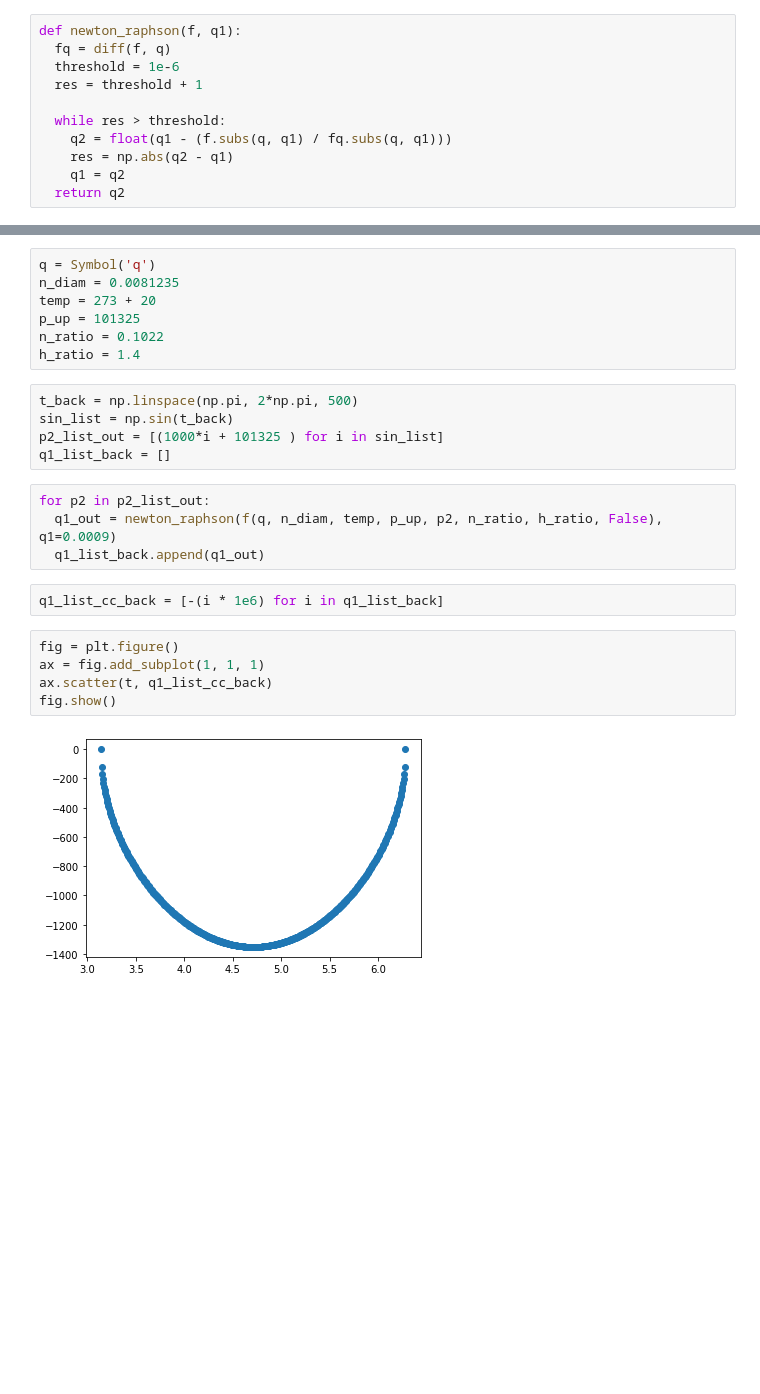
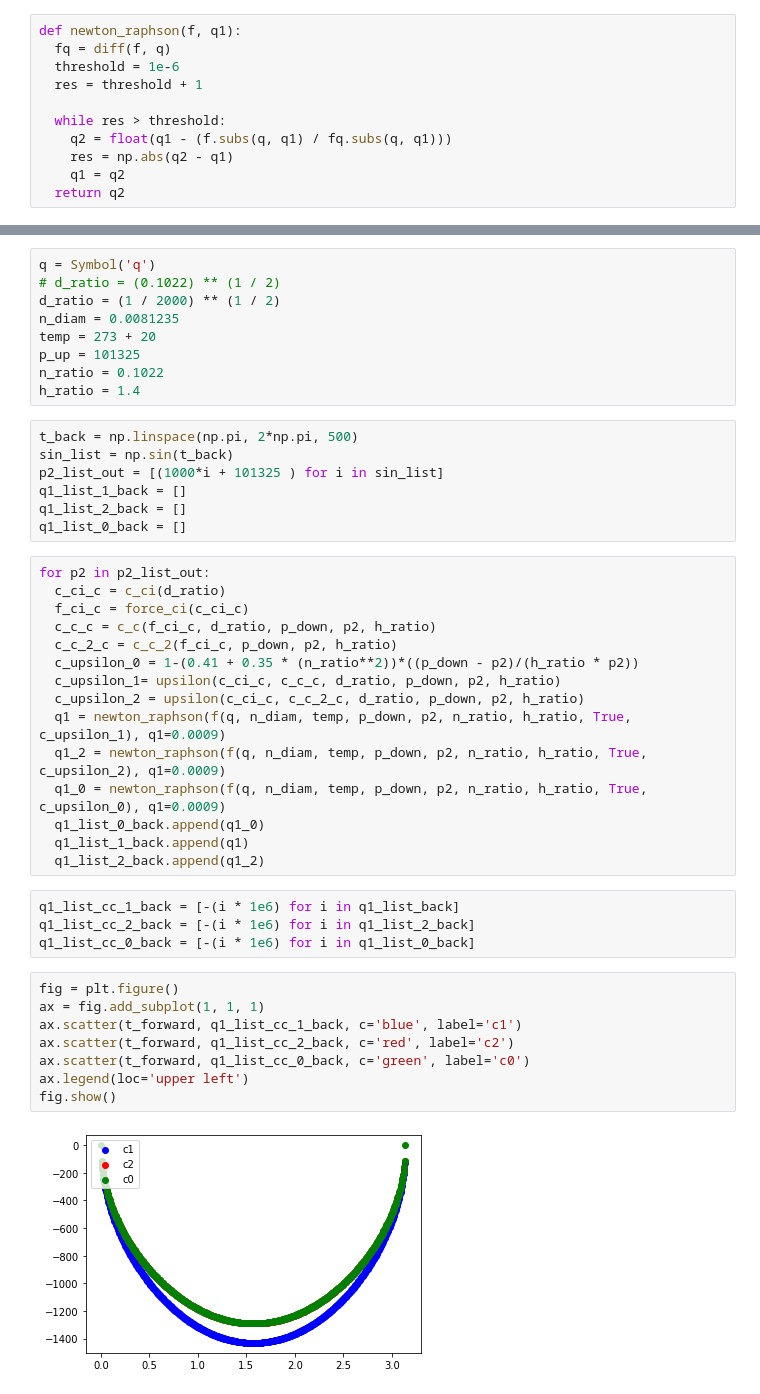
Before and after one commit to okmtz/calc_OWC, a Jupyter notebook: calc_flowrate.ipynb, the cells around one changed output, grey strips where cells are left out. Drawn from its saved outputs; the diff is of its cells as text; blank space fills up the shorter version.

```diff
--- a/calc_flowrate.ipynb
+++ b/calc_flowrate.ipynb
@@ -87,5 +135,7 @@ fig.show()
 # %%
 q = Symbol('q')
+# d_ratio = (0.1022) ** (1 / 2)
+d_ratio = (1 / 2000) ** (1 / 2)
 n_diam = 0.0081235
 temp = 273 + 20
 p_up = 101325
@@ -95,20 +145,38 @@ h_ratio = 1.4
 t_back = np.linspace(np.pi, 2*np.pi, 500)
 sin_list = np.sin(t_back)
 p2_list_out = [(1000*i + 101325 ) for i in sin_list]
-q1_list_back = []
+q1_list_1_back = []
+q1_list_2_back = []
+q1_list_0_back = []
-# %%
-for p2 in p2_list_out:
-  q1_out = newton_raphson(f(q, n_diam, temp, p_up, p2, n_ratio, h_ratio, False), q1=0.0009)
-  q1_list_back.append(q1_out)
-# %%
-q1_list_cc_back = [-(i * 1e6) for i in q1_list_back]
+# %%
+for p2 in p2_list_out:
+  c_ci_c = c_ci(d_ratio)
+  f_ci_c = force_ci(c_ci_c)
+  c_c_c = c_c(f_ci_c, d_ratio, p_down, p2, h_ratio)
+  c_c_2_c = c_c_2(f_ci_c, p_down, p2, h_ratio)
+  c_upsilon_0 = 1-(0.41 + 0.35 * (n_ratio**2))*((p_down - p2)/(h_ratio * p2))
+  c_upsilon_1= upsilon(c_ci_c, c_c_c, d_ratio, p_down, p2, h_ratio)
+  c_upsilon_2 = upsilon(c_ci_c, c_c_2_c, d_ratio, p_down, p2, h_ratio)
+  q1 = newton_raphson(f(q, n_diam, temp, p_down, p2, n_ratio, h_ratio, True, c_upsilon_1), q1=0.0009)
+  q1_2 = newton_raphson(f(q, n_diam, temp, p_down, p2, n_ratio, h_ratio, True, c_upsilon_2), q1=0.0009)
+  q1_0 = newton_raphson(f(q, n_diam, temp, p_down, p2, n_ratio, h_ratio, True, c_upsilon_0), q1=0.0009)
+  q1_list_0_back.append(q1_0)
+  q1_list_1_back.append(q1)
+  q1_list_2_back.append(q1_2)
+# %%
+q1_list_cc_1_back = [-(i * 1e6) for i in q1_list_back]
+q1_list_cc_2_back = [-(i * 1e6) for i in q1_list_2_back]
+q1_list_cc_0_back = [-(i * 1e6) for i in q1_list_0_back]
 # %%
 fig = plt.figure()
 ax = fig.add_subplot(1, 1, 1)
-ax.scatter(t, q1_list_cc_back)
+ax.scatter(t_forward, q1_list_cc_1_back, c='blue', label='c1')
+ax.scatter(t_forward, q1_list_cc_2_back, c='red', label='c2')
+ax.scatter(t_forward, q1_list_cc_0_back, c='green', label='c0')
+ax.legend(loc='upper left')
 fig.show()
 # %% [output]
-[figure, old version]
+[figure, new version]
 # %%
 fig = plt.figure()
 ax = fig.add_subplot(1, 1, 1)
```
Also changed, not shown: parts of 16 cells of this notebook.
